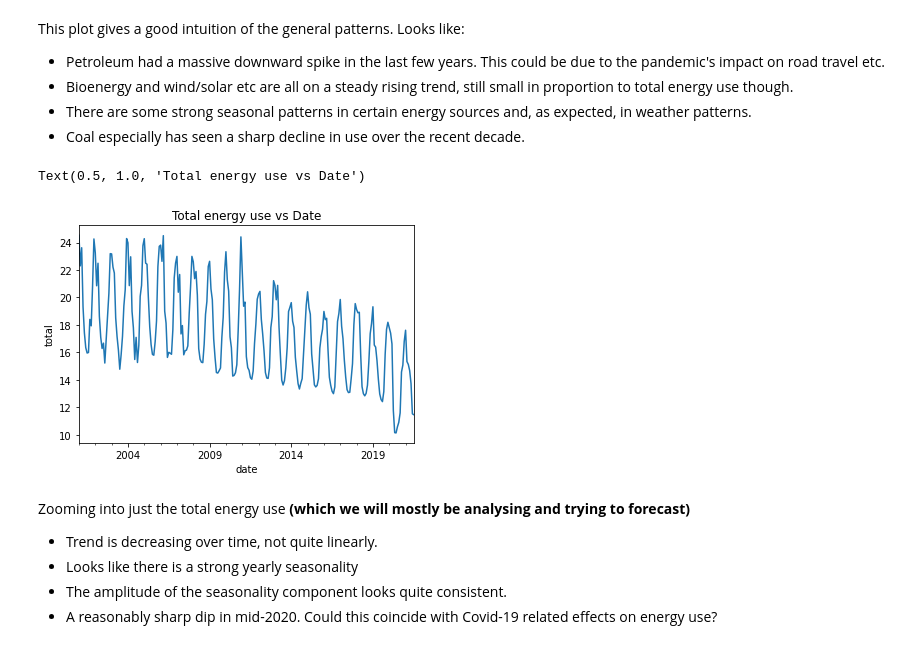
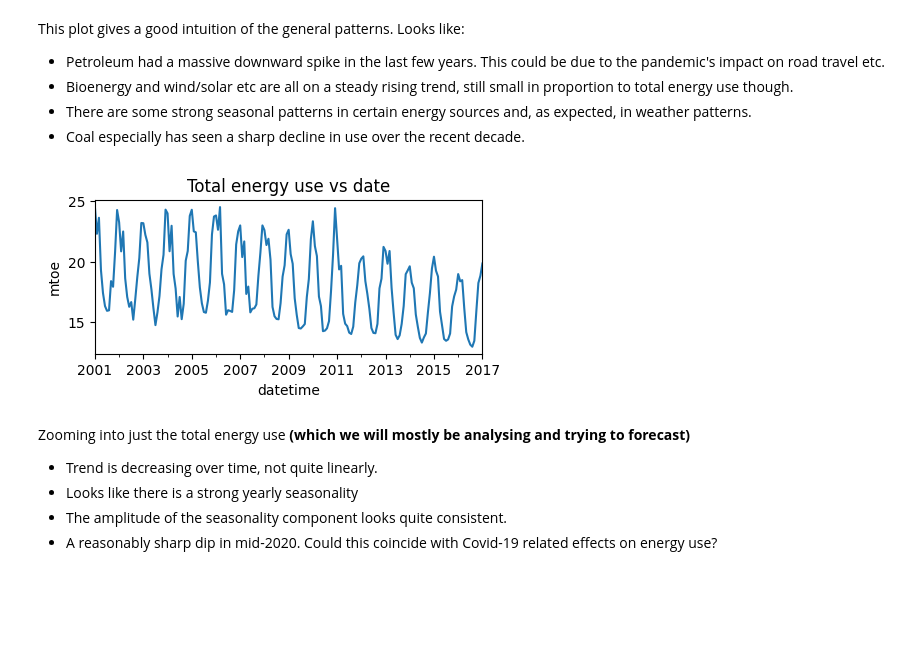
Before and after one commit to adin786/energy_forecast, a Jupyter notebook: notebooks/03_forecasting_baseline.ipynb, the cells around one changed output. Saved outputs shown, nothing was run; the diff lists cells and outputs as text; code cells hidden in the pictures; blank space fills up the shorter version.

```diff
--- a/notebooks/03_forecasting_baseline.ipynb
+++ b/notebooks/03_forecasting_baseline.ipynb
@@ -74,14 +75,12 @@ This plot gives a good intuition of the general patterns. Looks like:
 - Coal especially has seen a sharp decline in use over the recent decade.
 # %%
 # Time plot for total energy use
-fig = plt.figure()
-ax = fig.add_subplot()
-df.set_index('date').total.plot(ax=ax)
-ax.set_ylabel('total');
-ax.set_title('Total energy use vs Date')
+fig, ax = plt.subplots(figsize=(5, 2))
+y_train['unadjusted total'].plot(ax=ax)
+ax.set_ylabel('mtoe');
+ax.set_title('Total energy use vs date');
 # %% [output]
-Text(0.5, 1.0, 'Total energy use vs Date')
-[figure, old version]
+[figure, new version]
 # %% [markdown]
 Zooming into just the total energy use **(which we will mostly be analysing and trying to forecast)**
 - Trend is decreasing over time, not quite linearly.
```
Also changed, not shown: parts of 14 cells of this notebook, 6 other files.
